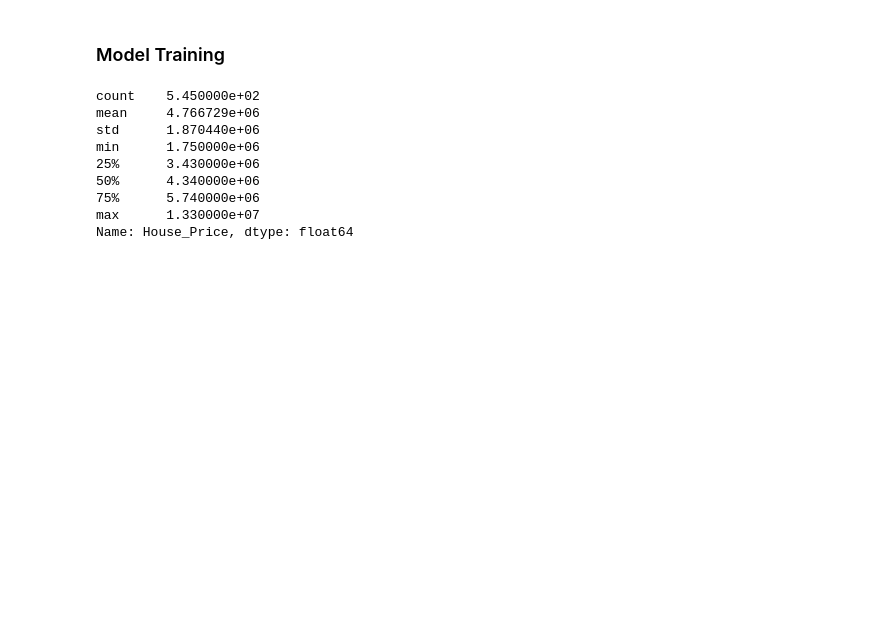
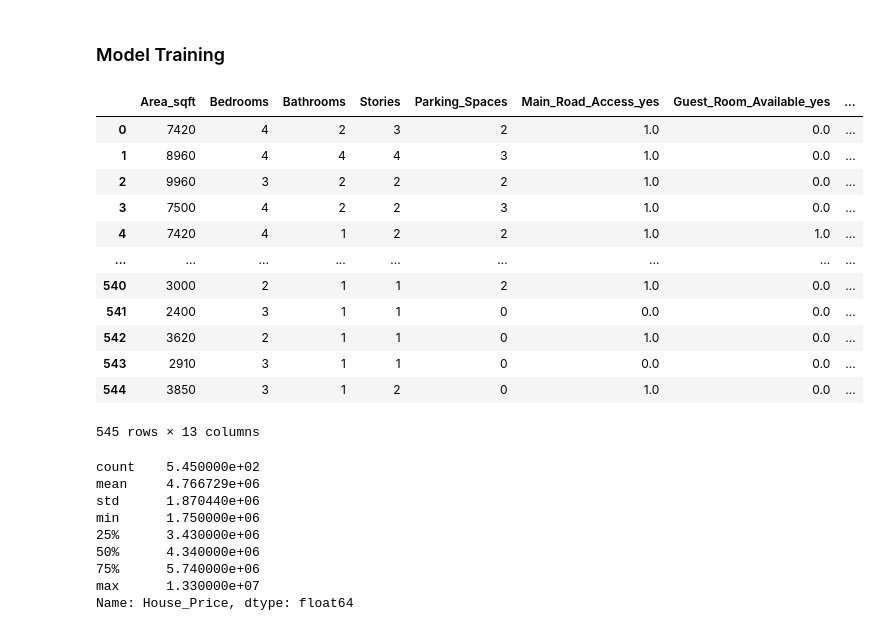
Before and after one commit to patelamita/house-price-predction, a Jupyter notebook: notebook/price_prediction_linearregression.ipynb, the cells around one changed output. Cells and saved outputs as stored; diff of their text form; code cells hidden in the pictures; blank space fills up the shorter version.

```diff
--- a/notebook/price_prediction_linearregression.ipynb
+++ b/notebook/price_prediction_linearregression.ipynb
@@ -186,3 +234,19 @@ y = data['House_Price']
+# %%
+X
+# %% [output]
+|  | Area_sqft | Bedrooms | Bathrooms | Stories | Parking_Spaces | Main_Road_Access_yes | Guest_Room_Available_yes | ... |
+| 0 | 7420 | 4 | 2 | 3 | 2 | 1.0 | 0.0 | ... |
+| 1 | 8960 | 4 | 4 | 4 | 3 | 1.0 | 0.0 | ... |
+| 2 | 9960 | 3 | 2 | 2 | 2 | 1.0 | 0.0 | ... |
+| 3 | 7500 | 4 | 2 | 2 | 3 | 1.0 | 0.0 | ... |
+| 4 | 7420 | 4 | 1 | 2 | 2 | 1.0 | 1.0 | ... |
+| ... | ... | ... | ... | ... | ... | ... | ... | ... |
+| 540 | 3000 | 2 | 1 | 1 | 2 | 1.0 | 0.0 | ... |
+| 541 | 2400 | 3 | 1 | 1 | 0 | 0.0 | 0.0 | ... |
+| 542 | 3620 | 2 | 1 | 1 | 0 | 1.0 | 0.0 | ... |
+| 543 | 2910 | 3 | 1 | 1 | 0 | 0.0 | 0.0 | ... |
+| 544 | 3850 | 3 | 1 | 2 | 0 | 1.0 | 0.0 | ... |
+545 rows × 13 columns
 # %%
 # Handle outliers
 Q1 = y.quantile(0.25)
```
Also changed, not shown: parts of 16 cells of this notebook, 4 other files.
